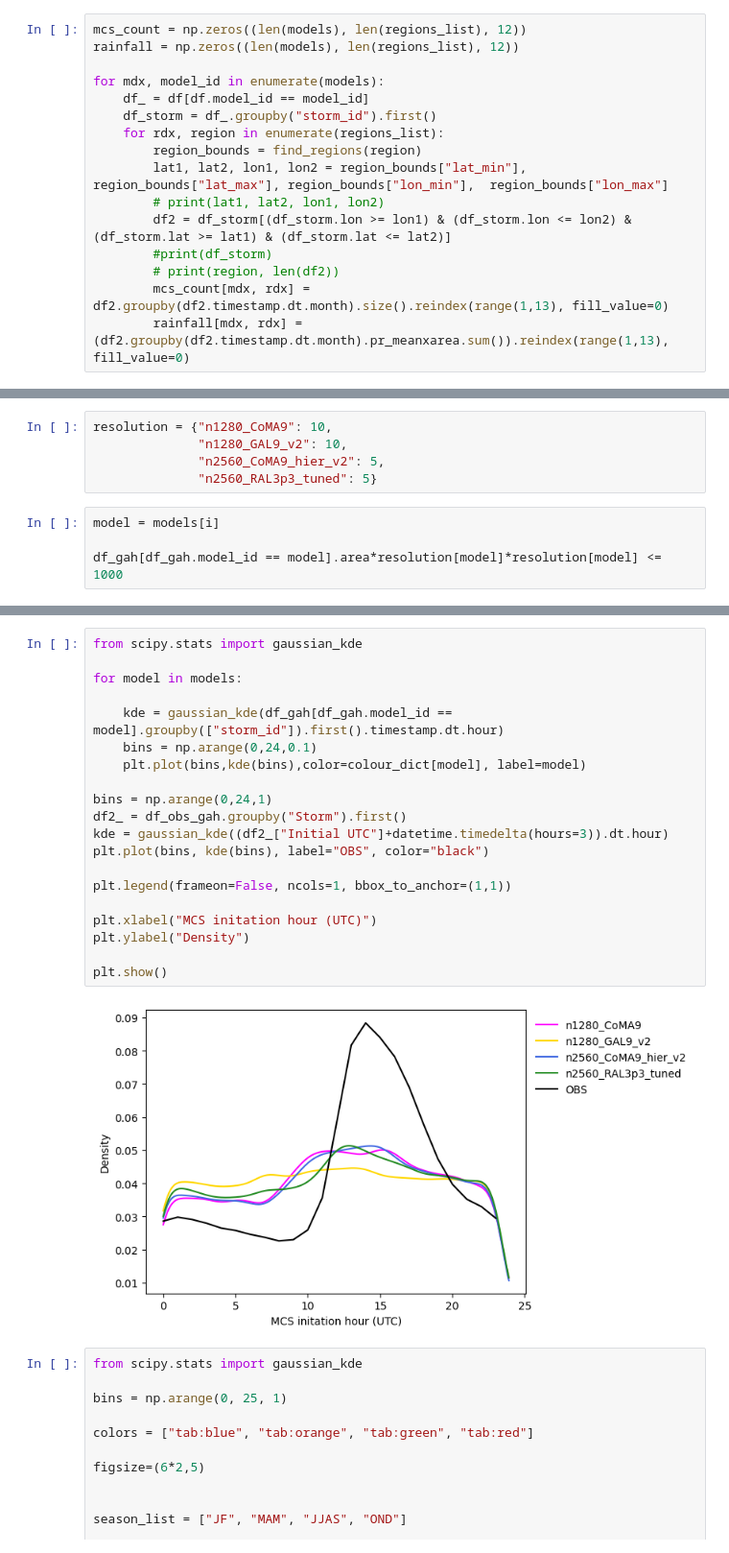
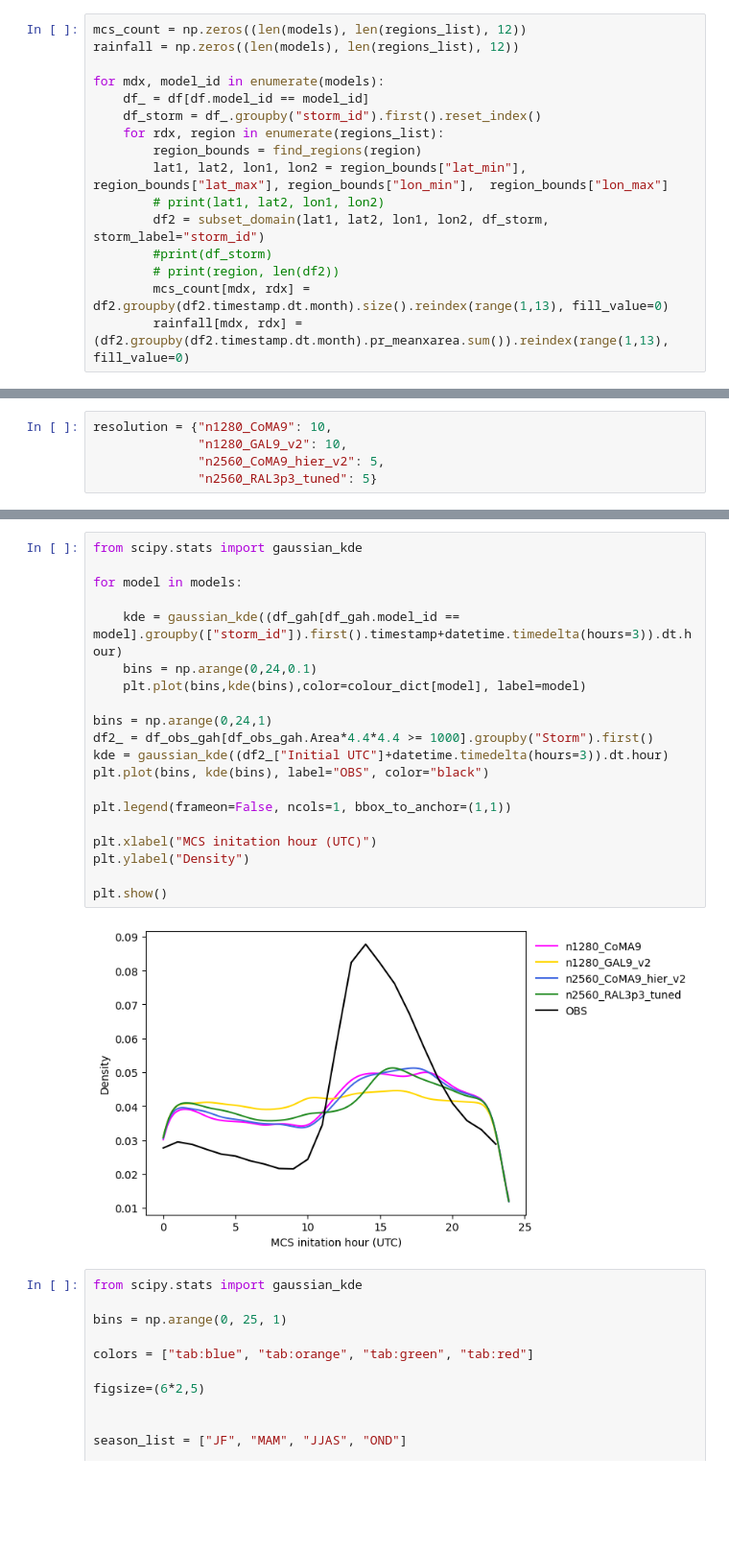
Before and after one commit to fran-morris-research/hackathon-monsoons, a Jupyter notebook: simple_track_mcs/mcs_init_maps.ipynb, the cells around one changed output, grey strips where cells are left out. Shown at 96% size. Cells and saved outputs as stored; diff of their text form; blank space fills up the shorter version.

```diff
--- a/simple_track_mcs/mcs_init_maps.ipynb
+++ b/simple_track_mcs/mcs_init_maps.ipynb
@@ -117,12 +145,12 @@ rainfall = np.zeros((len(models), len(regions_list), 12))
 
 for mdx, model_id in enumerate(models):
     df_ = df[df.model_id == model_id]
-    df_storm = df_.groupby("storm_id").first()
+    df_storm = df_.groupby("storm_id").first().reset_index()
     for rdx, region in enumerate(regions_list):
         region_bounds = find_regions(region)
         lat1, lat2, lon1, lon2 = region_bounds["lat_min"], region_bounds["lat_max"], region_bounds["lon_min"],  region_bounds["lon_max"]
         # print(lat1, lat2, lon1, lon2)
-        df2 = df_storm[(df_storm.lon >= lon1) & (df_storm.lon <= lon2) & (df_storm.lat >= lat1) & (df_storm.lat <= lat2)]
+        df2 = subset_domain(lat1, lat2, lon1, lon2, df_storm, storm_label="storm_id")
         #print(df_storm)
         # print(region, len(df2))
         mcs_count[mdx, rdx] = df2.groupby(df2.timestamp.dt.month).size().reindex(range(1,13), fill_value=0)
@@ -286,7 +288,3 @@ resolution = {"n1280_CoMA9": 10,
               "n1280_GAL9_v2": 10,
               "n2560_CoMA9_hier_v2": 5,
               "n2560_RAL3p3_tuned": 5}
-# %%
-model = models[i]
-
-df_gah[df_gah.model_id == model].area*resolution[model]*resolution[model] <= 1000
@@ -306,25 +293,25 @@ Name: area, Length: 211003, dtype: bool
 # %%
 from scipy.stats import gaussian_kde
 
 for model in models:
 
-    kde = gaussian_kde(df_gah[df_gah.model_id == model].groupby(["storm_id"]).first().timestamp.dt.hour)
+    kde = gaussian_kde((df_gah[df_gah.model_id == model].groupby(["storm_id"]).first().timestamp+datetime.timedelta(hours=3)).dt.hour)
     bins = np.arange(0,24,0.1)
     plt.plot(bins,kde(bins),color=colour_dict[model], label=model)
 
 bins = np.arange(0,24,1)
-df2_ = df_obs_gah.groupby("Storm").first()
+df2_ = df_obs_gah[df_obs_gah.Area*4.4*4.4 >= 1000].groupby("Storm").first()
 kde = gaussian_kde((df2_["Initial UTC"]+datetime.timedelta(hours=3)).dt.hour)
 plt.plot(bins, kde(bins), label="OBS", color="black")
 
 plt.legend(frameon=False, ncols=1, bbox_to_anchor=(1,1))
 
 plt.xlabel("MCS initation hour (UTC)")
 plt.ylabel("Density")
 
 plt.show()
 # %% [output]
-[figure, old version]
+[figure, new version]
 # %%
 from scipy.stats import gaussian_kde
 
```
Also changed, not shown: parts of 5 cells of this notebook.
